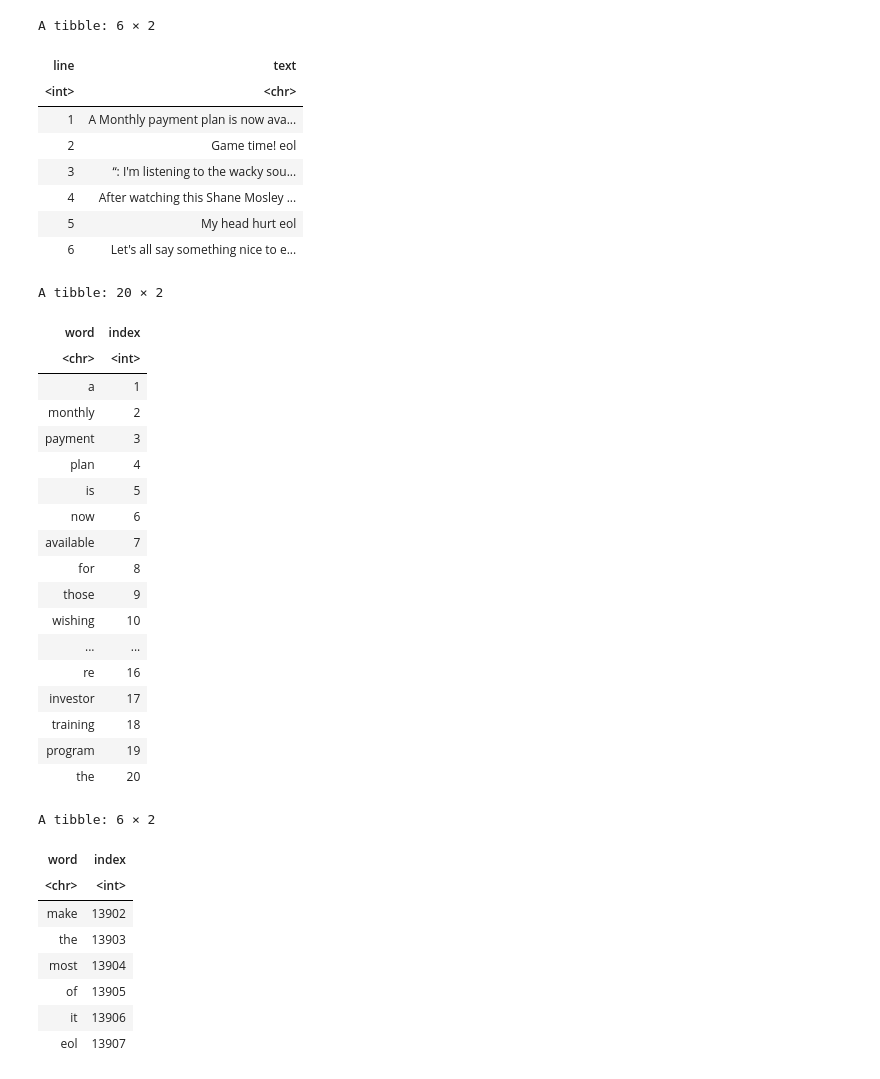
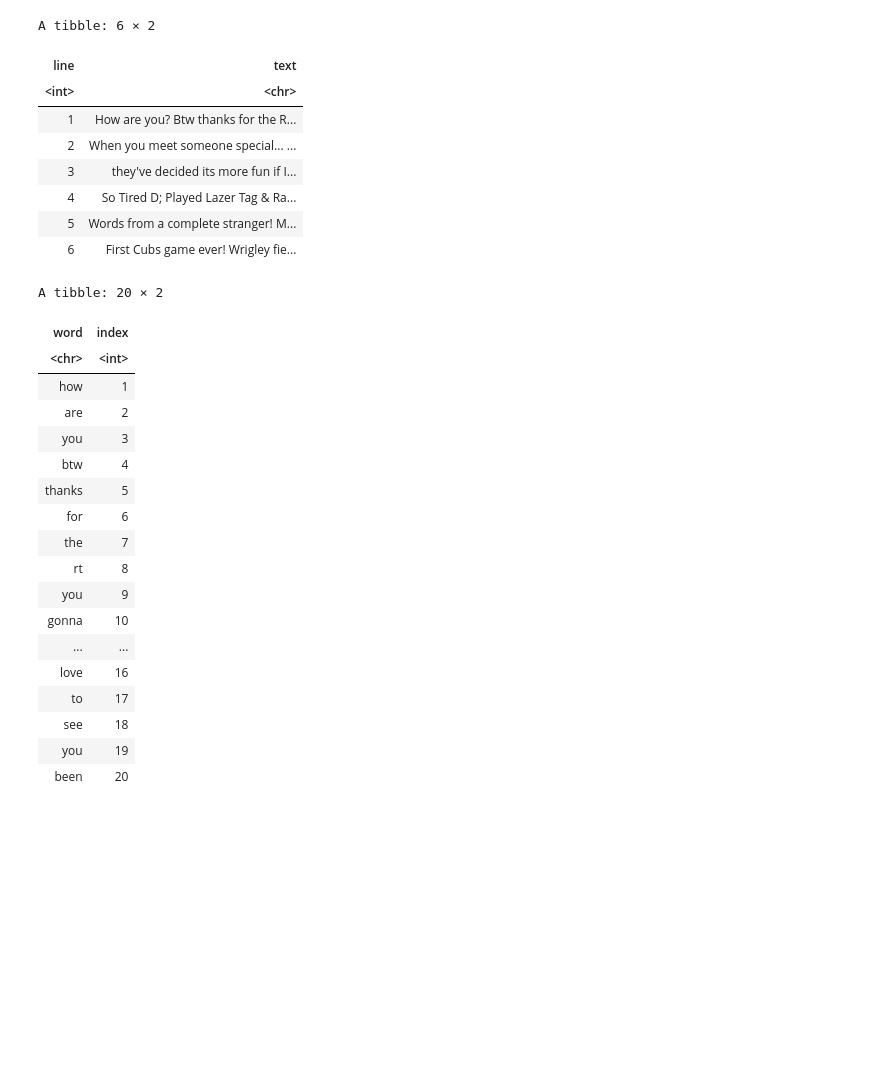
Before and after one commit to tim-fan/coursera_datascience_capstone, a Jupyter notebook: task1_gettingAndCleaningTheData/DiyTree.ipynb, the cells around one changed output. Cells and saved outputs as stored; diff of their text form; code cells hidden in the pictures; blank space fills up the shorter version.

```diff
--- a/task1_gettingAndCleaningTheData/DiyTree.ipynb
+++ b/task1_gettingAndCleaningTheData/DiyTree.ipynb
@@ -19,0 +30,4 @@ subsampledText <- readRDS(file='../data/subsets/enUsTwitter1kSubset.rds')
+# %%
+filepath = '..//data//final//en_US//en_US.twitter.txt'
+con = file(filepath, "r")
+subsampledText <- readLines(con)
@@ -40,60 +49,51 @@ head(subsampledText)
 # %%
 #copy/paste processing from
 # https://www.tidytextmining.com/tidytext.html
 
 sosToken <- 'start-of-sequence' #'root' token, representing start of a sequence
 eolToken <- 'eol' #token to capture end of line
 
 text <- unlist(subsampledText)
 
 text_df <- tibble(line = 1:length(text), text = text)
 text_df <- mutate(text_df, text = paste(text, eolToken))
 
 words <- text_df %>%
   unnest_tokens(word, text) %>%
   select(word)
 
 words$index <- 1:nrow(words)
 
 head(text_df)
 
 head(words, 20)
-tail(words)
+# tail(words)
 # %% [output]
 A tibble: 6 × 2
 | line | text |
 | <int> | <chr> |
-| 1 | A Monthly payment plan is now ava... |
-| 2 | Game time! eol |
-| 3 | “: I'm listening to the wacky sou... |
-| 4 | After watching this Shane Mosley ... |
-| 5 | My head hurt eol |
-| 6 | Let's all say something nice to e... |
+| 1 | How are you? Btw thanks for the R... |
+| 2 | When you meet someone special... ... |
+| 3 | they've decided its more fun if I... |
+| 4 | So Tired D; Played Lazer Tag & Ra... |
+| 5 | Words from a complete stranger! M... |
+| 6 | First Cubs game ever! Wrigley fie... |
 A tibble: 20 × 2
 | word | index |
 | <chr> | <int> |
-| a | 1 |
-| monthly | 2 |
-| payment | 3 |
-| plan | 4 |
-| is | 5 |
-| now | 6 |
-| available | 7 |
-| for | 8 |
-| those | 9 |
-| wishing | 10 |
+| how | 1 |
+| are | 2 |
+| you | 3 |
+| btw | 4 |
+| thanks | 5 |
+| for | 6 |
+| the | 7 |
+| rt | 8 |
+| you | 9 |
+| gonna | 10 |
 | ... | ... |
-| re | 16 |
-| investor | 17 |
-| training | 18 |
-| program | 19 |
-| the | 20 |
+| love | 16 |
+| to | 17 |
+| see | 18 |
+| you | 19 |
+| been | 20 |
-A tibble: 6 × 2
-| word | index |
-| <chr> | <int> |
-| make | 13902 |
-| the | 13903 |
-| most | 13904 |
-| of | 13905 |
-| it | 13906 |
-| eol | 13907 |
```
Also changed, not shown: parts of 41 cells of this notebook.
